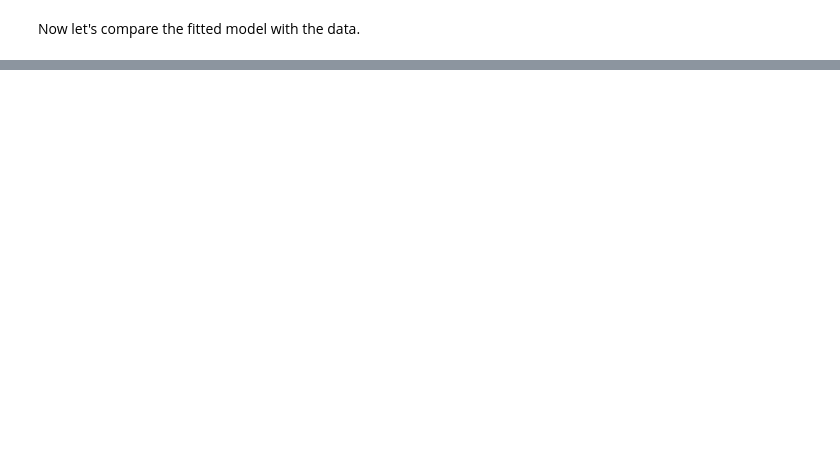
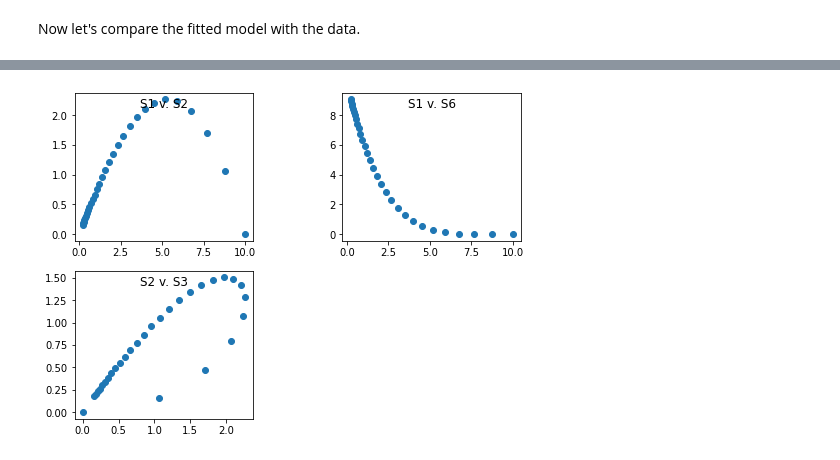
Before and after one commit to sys-bio/teUtils, a Jupyter notebook: teUtils/notebooks/Tutorial on Utilities for Model Fitting.ipynb, the cells around one changed output, grey strips where cells are left out. Saved outputs shown, nothing was run; the diff lists cells and outputs as text; code cells hidden in the pictures; blank space fills up the shorter version.

```diff
--- a/teUtils/notebooks/Tutorial on Utilities for Model Fitting.ipynb
+++ b/teUtils/notebooks/Tutorial on Utilities for Model Fitting.ipynb
@@ -289,5 +508,7 @@ plotter.plotTimeSingle(ts1, timeseries2=fitted_ts, num_row=2, num_col=3, figsize
 # %%
 # Plot pairs of values
-plotter.plotValuePairs(fitted_ts, pairs=[("S1", "S2"), ("S1", "S6"), ("S2", "S3")], num_col=3)
+plotter.plotValuePairs(fitted_ts, pairs=[("S1", "S2"), ("S1", "S6"), ("S2", "S3")], num_col=2)
+# %% [output]
+[figure, added]
 # %%
 fitter.plotFitAll(num_col=1, num_row=1, is_multiple=True)
```
Also changed, not shown: parts of 35 cells of this notebook, 2 other files.
